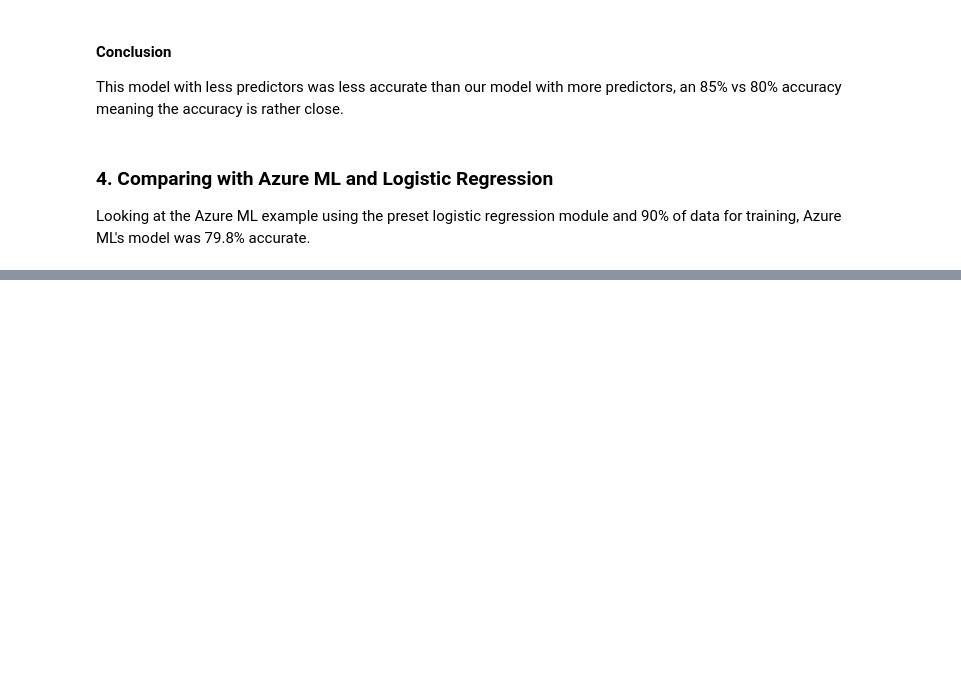
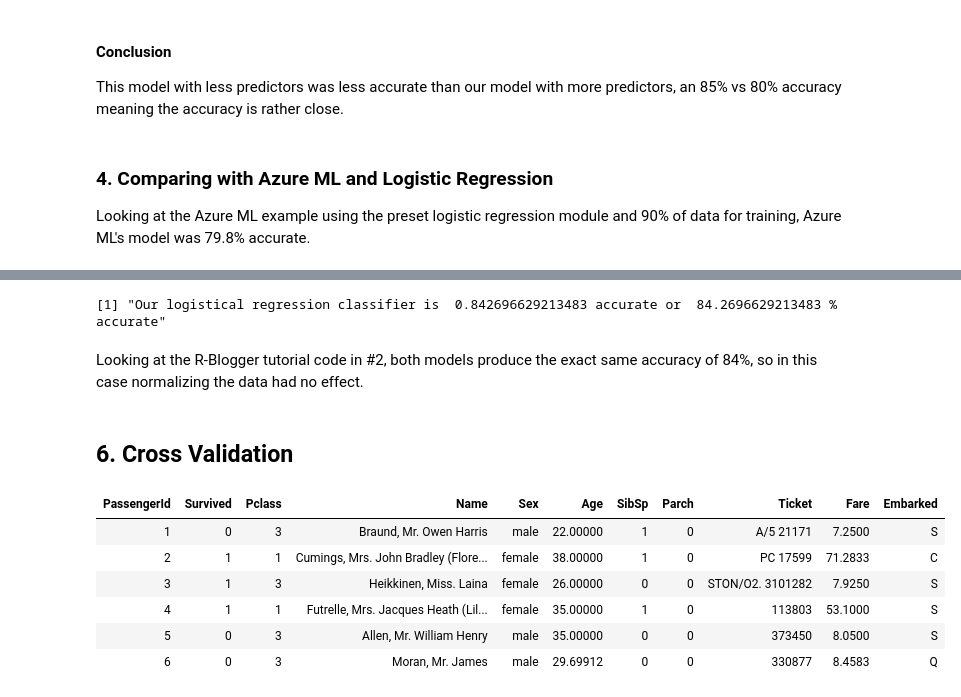
Before and after one commit to tjbencomo/Titanic, a Jupyter notebook: Tomas_Modeling.ipynb, the cells around one changed output, grey strips where cells are left out. Drawn from its saved outputs; the diff is of its cells as text; code cells hidden in the pictures; blank space fills up the shorter version.

Commit message:
added notebooks with modeling from caret

```diff
--- a/Tomas_Modeling.ipynb
+++ b/Tomas_Modeling.ipynb
@@ -316,0 +397,11 @@ Looking at the Azure ML example using the preset logistic regression module and
+# %%
+scaled_results <- predict(model, newdata = test %>% select(-Survived), type = 'response')
+scaled_results <- ifelse(scaled_results > .5, 1, 0)
+error <- mean(scaled_results != test$Survived)
+print(paste('Our logistical regression classifier is ', 1 - error, 'accurate or ', (1 - error) * 100, '% accurate'))
+# %% [output]
+[1] "Our logistical regression classifier is  0.842696629213483 accurate or  84.2696629213483 % accurate"
+# %% [markdown]
+Looking at the R-Blogger tutorial code in #2, both models produce the exact same accuracy of 84%, so in this case normalizing the data had no effect.
+# %% [markdown]
+## 6. Cross Validation
@@ -316,0 +410,12 @@ Looking at the Azure ML example using the preset logistic regression module and
+# %%
+df <- read.csv(file = 'datasets/train_edited.csv')
+train_control <- trainControl(method = "cv", number = 10)
+head(df)
+# %% [output]
+| PassengerId | Survived | Pclass | Name | Sex | Age | SibSp | Parch | Ticket | Fare | Embarked |
+| 1 | 0 | 3 | Braund, Mr. Owen Harris | male | 22.00000 | 1 | 0 | A/5 21171 | 7.2500 | S |
+| 2 | 1 | 1 | Cumings, Mrs. John Bradley (Flore... | female | 38.00000 | 1 | 0 | PC 17599 | 71.2833 | C |
+| 3 | 1 | 3 | Heikkinen, Miss. Laina | female | 26.00000 | 0 | 0 | STON/O2. 3101282 | 7.9250 | S |
+| 4 | 1 | 1 | Futrelle, Mrs. Jacques Heath (Lil... | female | 35.00000 | 1 | 0 | 113803 | 53.1000 | S |
+| 5 | 0 | 3 | Allen, Mr. William Henry | male | 35.00000 | 0 | 0 | 373450 | 8.0500 | S |
+| 6 | 0 | 3 | Moran, Mr. James | male | 29.69912 | 0 | 0 | 330877 | 8.4583 | Q |
```
Also changed, not shown: parts of 11 cells of this notebook, 2 other files.
